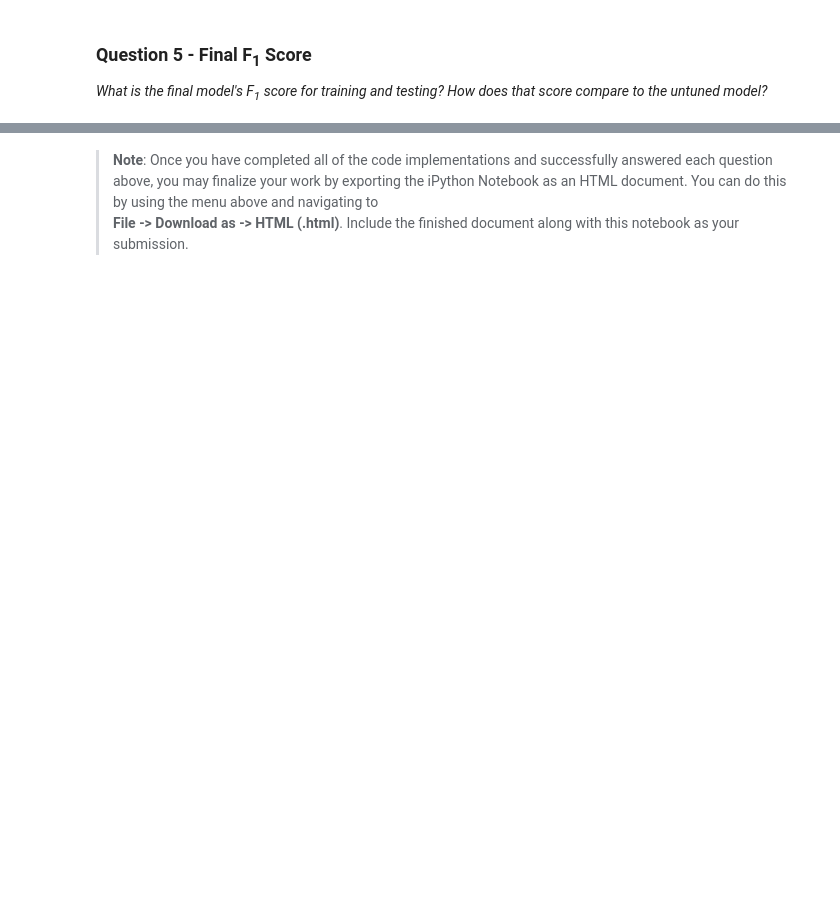
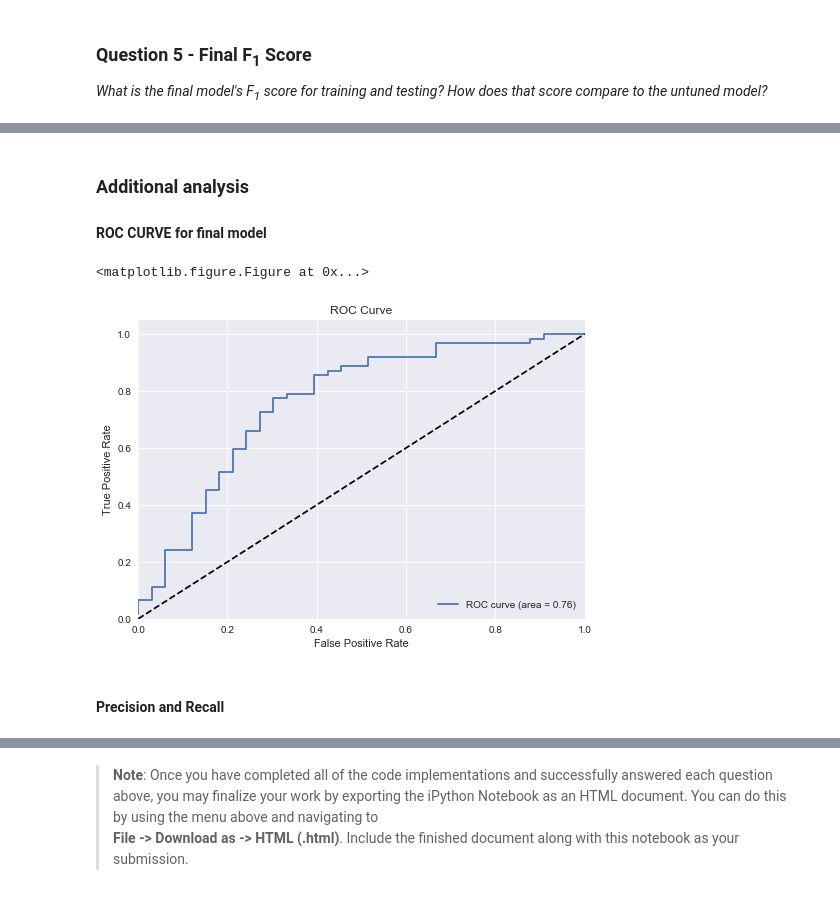
Before and after one commit to rlorrany/Nanodegree-Projects, a Jupyter notebook: p2 - students/student_intervention/student_intervention.ipynb, the cells around one changed output, grey strips where cells are left out. Drawn from its saved outputs; the diff is of its cells as text; code cells hidden in the pictures; blank space fills up the shorter version.

Commit message:
models, answers

```diff
--- a/p2 - students/student_intervention/student_intervention.ipynb
+++ b/p2 - students/student_intervention/student_intervention.ipynb
@@ -568,0 +622,27 @@ print "Tuned model has a testing F1 score of {:.4f}.".format(predict_labels(clf,
+# %% [markdown]
+### Additional analysis
+#### ROC CURVE for final model
+# %%
+from sklearn.metrics import roc_curve, auc
+
+y_score = clf.predict_proba (X_test)
+false_positive_rate, true_positive_rate, thresholds = roc_curve(y_test, y_score[:,1],pos_label='yes')
+roc_auc = auc(false_positive_rate, true_positive_rate)
+roc_auc
+
+# Plot of a ROC curve for a specific class
+plt.figure()
+plt.plot(false_positive_rate, true_positive_rate, label='ROC curve (area = %0.2f)' % roc_auc)
+plt.plot([0, 1], [0, 1], 'k--')
+plt.xlim([0.0, 1.0])
+plt.ylim([0.0, 1.05])
+plt.xlabel('False Positive Rate')
+plt.ylabel('True Positive Rate')
+plt.title('ROC Curve')
+plt.legend(loc="lower right")
+plt.show()
+# %% [output]
+<matplotlib.figure.Figure at 0x...>
+[figure, added]
+# %% [markdown]
+#### Precision and Recall
```
Also changed, not shown: parts of 21 cells of this notebook.
